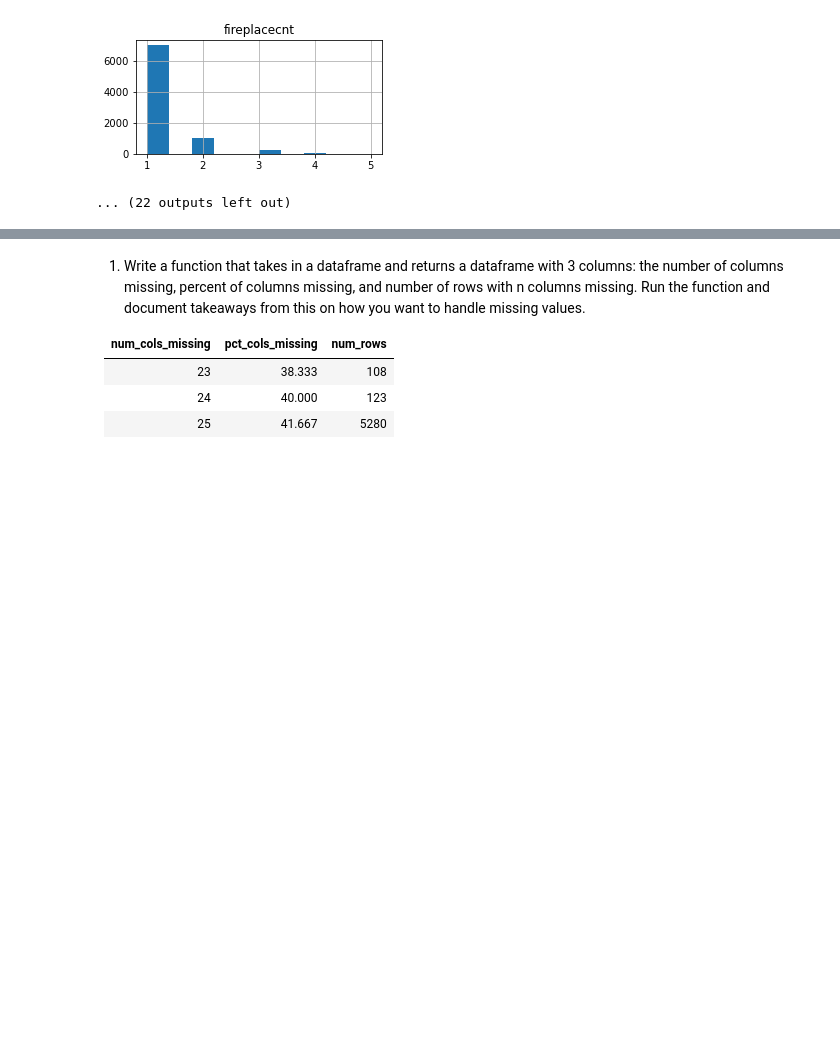
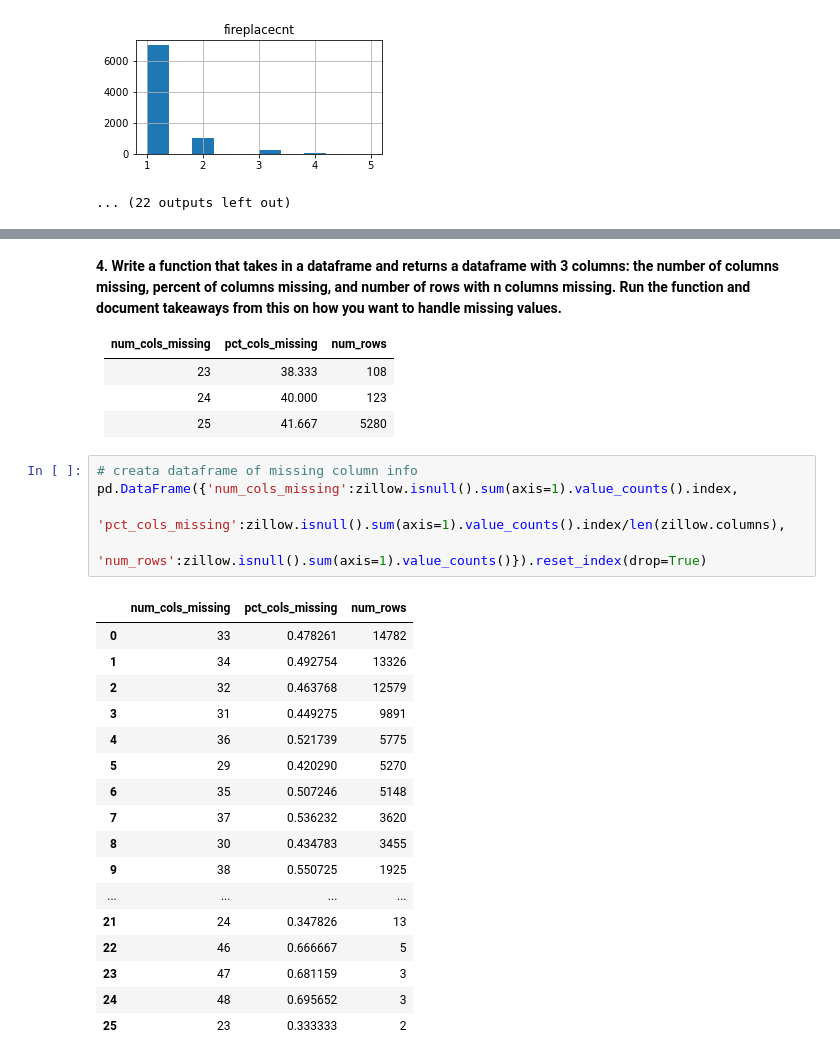
Before and after one commit to sophia-stewart/clustering-exercises, a Jupyter notebook: zillow.ipynb, the cells around one changed output, grey strips where cells are left out. Saved outputs shown, nothing was run; the diff lists cells and outputs as text; blank space fills up the shorter version.

```diff
--- a/zillow.ipynb
+++ b/zillow.ipynb
@@ -203,8 +278,31 @@ There are a lot of nulls and a lot of potential features to sort through.
 # %% [markdown]
-1. Write a function that takes in a dataframe and returns a dataframe with 3 columns: the number of columns missing, percent of columns missing, and number of rows with n columns missing. Run the function and document takeaways from this on how you want to handle missing values.
+**4. Write a function that takes in a dataframe and returns a dataframe with 3 columns: the number of columns missing, percent of columns missing, and number of rows with n columns missing. Run the function and document takeaways from this on how you want to handle missing values.**
 
 | num_cols_missing| pct_cols_missing | num_rows |
 | --- | --- | --- |
 | 23 | 38.333 | 108 |
 | 24 | 40.000 | 123 |
 | 25 | 41.667 | 5280 |
+# %%
+# creata dataframe of missing column info
+pd.DataFrame({'num_cols_missing':zillow.isnull().sum(axis=1).value_counts().index,
+              'pct_cols_missing':zillow.isnull().sum(axis=1).value_counts().index/len(zillow.columns),
+              'num_rows':zillow.isnull().sum(axis=1).value_counts()}).reset_index(drop=True)
+# %% [output]
+|  | num_cols_missing | pct_cols_missing | num_rows |
+| 0 | 33 | 0.478261 | 14782 |
+| 1 | 34 | 0.492754 | 13326 |
+| 2 | 32 | 0.463768 | 12579 |
+| 3 | 31 | 0.449275 | 9891 |
+| 4 | 36 | 0.521739 | 5775 |
+| 5 | 29 | 0.420290 | 5270 |
+| 6 | 35 | 0.507246 | 5148 |
+| 7 | 37 | 0.536232 | 3620 |
+| 8 | 30 | 0.434783 | 3455 |
+| 9 | 38 | 0.550725 | 1925 |
+| ... | ... | ... | ... |
+| 21 | 24 | 0.347826 | 13 |
+| 22 | 46 | 0.666667 | 5 |
+| 23 | 47 | 0.681159 | 3 |
+| 24 | 48 | 0.695652 | 3 |
+| 25 | 23 | 0.333333 | 2 |
```
Also changed, not shown: parts of 21 cells of this notebook.
